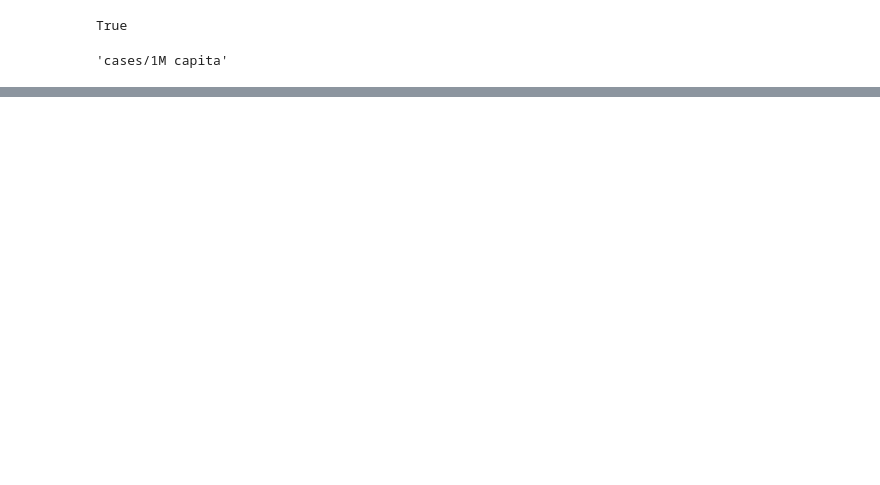
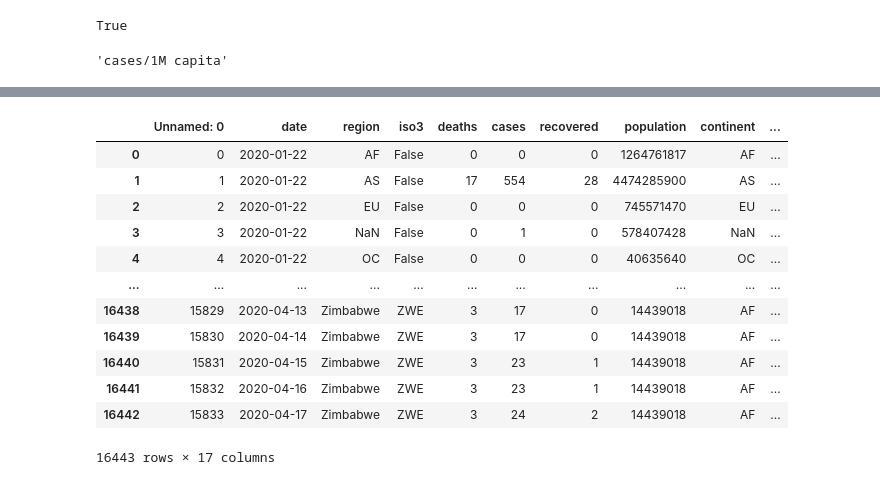
Before and after one commit to ditori1976/covid_app, a Jupyter notebook: Middleware.ipynb, the cells around one changed output, grey strips where cells are left out. Saved outputs shown, nothing was run; the diff lists cells and outputs as text; code cells hidden in the pictures; blank space fills up the shorter version.

```diff
--- a/Middleware.ipynb
+++ b/Middleware.ipynb
@@ -85,0 +169,17 @@ indicators["cases_capita"]["name"]
+# %%
+test = pd.read_csv("test.csv")
+test
+# %% [output]
+|  | Unnamed: 0 | date | region | iso3 | deaths | cases | recovered | population | continent | ... |
+| 0 | 0 | 2020-01-22 | AF | False | 0 | 0 | 0 | 1264761817 | AF | ... |
+| 1 | 1 | 2020-01-22 | AS | False | 17 | 554 | 28 | 4474285900 | AS | ... |
+| 2 | 2 | 2020-01-22 | EU | False | 0 | 0 | 0 | 745571470 | EU | ... |
+| 3 | 3 | 2020-01-22 | NaN | False | 0 | 1 | 0 | 578407428 | NaN | ... |
+| 4 | 4 | 2020-01-22 | OC | False | 0 | 0 | 0 | 40635640 | OC | ... |
+| ... | ... | ... | ... | ... | ... | ... | ... | ... | ... | ... |
+| 16438 | 15829 | 2020-04-13 | Zimbabwe | ZWE | 3 | 17 | 0 | 14439018 | AF | ... |
+| 16439 | 15830 | 2020-04-14 | Zimbabwe | ZWE | 3 | 17 | 0 | 14439018 | AF | ... |
+| 16440 | 15831 | 2020-04-15 | Zimbabwe | ZWE | 3 | 23 | 1 | 14439018 | AF | ... |
+| 16441 | 15832 | 2020-04-16 | Zimbabwe | ZWE | 3 | 23 | 1 | 14439018 | AF | ... |
+| 16442 | 15833 | 2020-04-17 | Zimbabwe | ZWE | 3 | 24 | 2 | 14439018 | AF | ... |
+16443 rows × 17 columns
```
Also changed, not shown: parts of 19 cells of this notebook, 3 other files.
